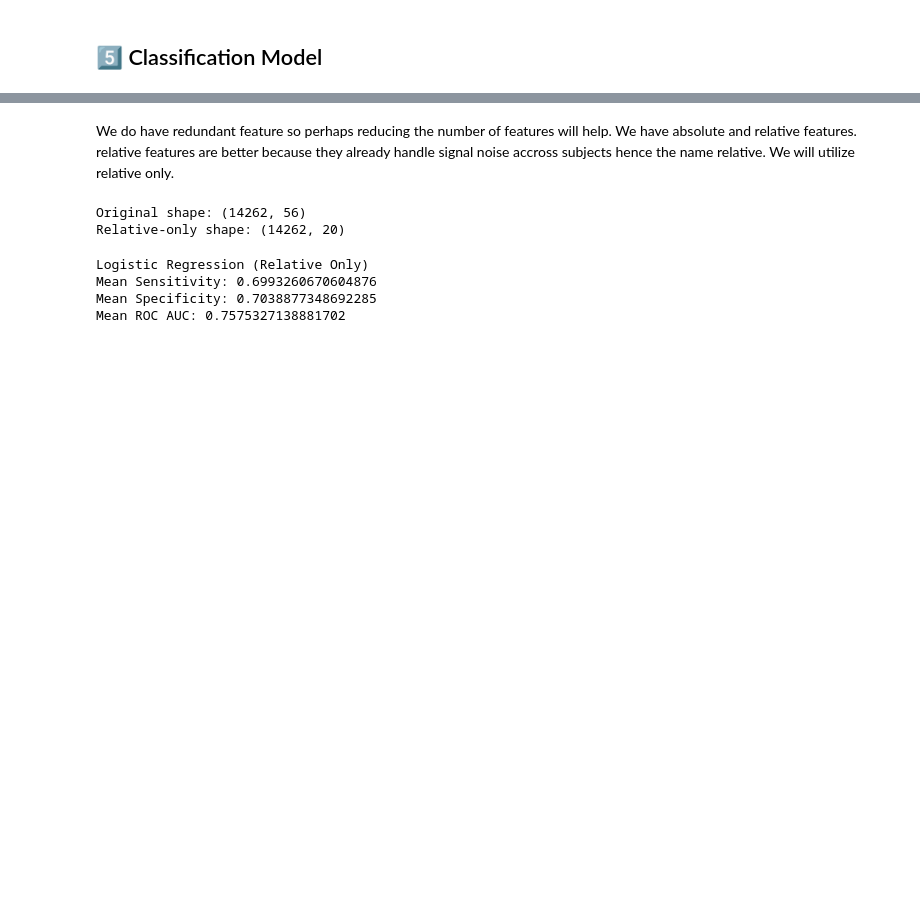
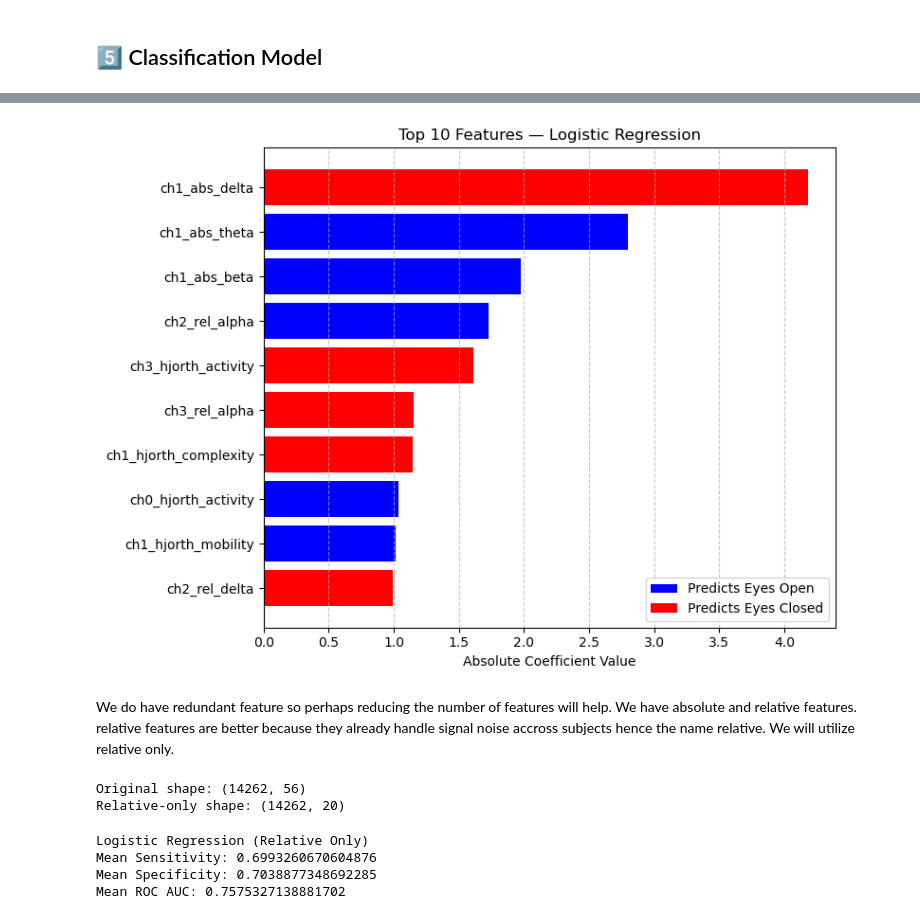
Before and after one commit to cristopher-d-delgado/Analysis-of-EEG-Signal, a Jupyter notebook: eda.ipynb, the cells around one changed output, grey strips where cells are left out. Saved outputs shown, nothing was run; the diff lists cells and outputs as text; code cells hidden in the pictures; blank space fills up the shorter version.

```diff
--- a/eda.ipynb
+++ b/eda.ipynb
@@ -762,0 +769,19 @@ feat_imp_df.head(10)
+# %%
+final_model = Pipeline([
+    ("scaler", StandardScaler()),
+    ("clf", LogisticRegression(max_iter=1000))
+])
+
+# Train final model on entire dataset (no groups, no CV)
+final_model.fit(X, y)
+
+# Extract feature importance (coefficients) from logistic regression
+coefs = final_model.named_steps["clf"].coef_[0]
+
+importance_df = pd.DataFrame({
+    "feature": feature_names,
+    "coefficient": coefs,
+    "abs_importance": np.abs(coefs)
+}).sort_values("abs_importance", ascending=False)
+
+print(importance_df)
@@ -763,3 +806,29 @@ feat_imp_df.head(10)
+# %%
+# Sort by absolute importance descending
+coef_df = importance_df.sort_values("abs_importance", ascending=False)
+
+# Plot top N features
+top_n = 10
+top_features = coef_df.head(top_n)
+
+plt.figure(figsize=(8,6))
+colors = ["red" if x < 0 else "blue" for x in top_features["coefficient"]]
+
+plt.barh(top_features["feature"][::-1], top_features["abs_importance"][::-1], color=colors)
+plt.xlabel("Absolute Coefficient Value")
+plt.title(f"Top {top_n} Features — Logistic Regression")
+plt.grid(axis="x", linestyle="--", alpha=0.7)
+
+# Add legend
+from matplotlib.patches import Patch
+legend_elements = [Patch(facecolor='blue', label='Predicts Eyes Open'),
+                   Patch(facecolor='red', label='Predicts Eyes Closed')]
+plt.legend(handles=legend_elements, loc="lower right")
+
+plt.tight_layout()
+plt.show()
+# %% [output]
+[figure, added]
 # %% [markdown]
 We do have redundant feature so perhaps reducing the number of features will help. We have absolute and relative features. relative features are better because they already handle signal noise accross subjects hence the name relative. We will utilize relative only.
 # %%
```
Also changed, not shown: parts of 24 cells of this notebook, 5 other files.
